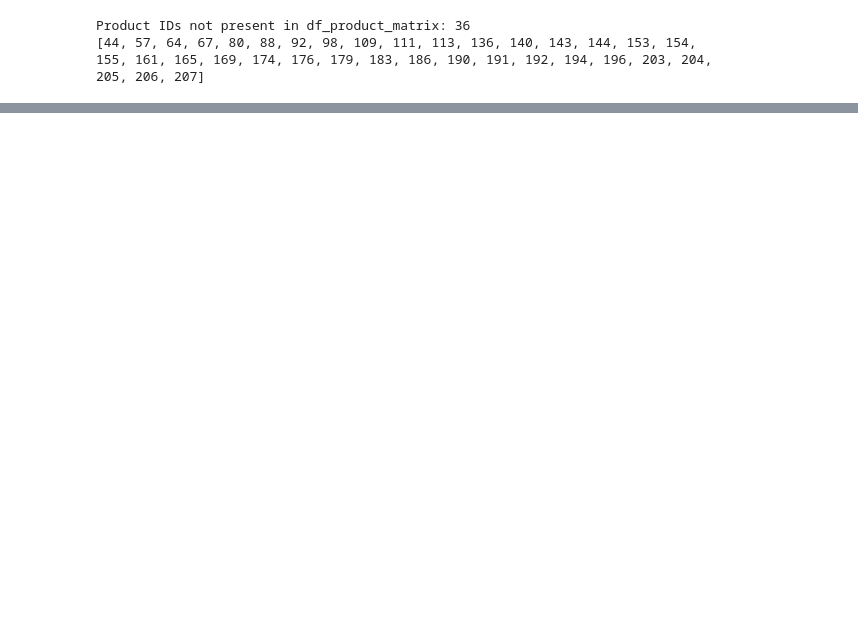
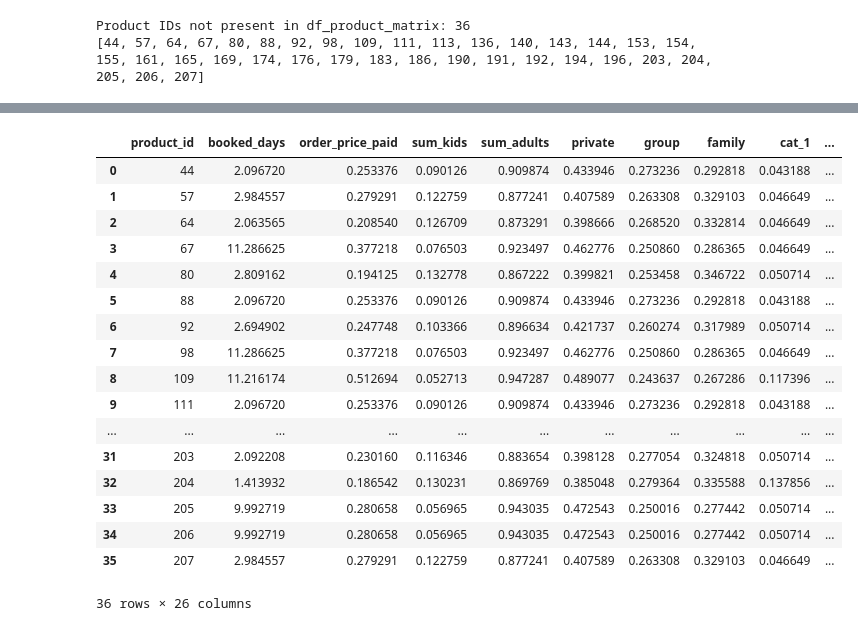
Before and after one commit to RooTBeaM/recommandation_system, a Jupyter notebook: 2_pipeline_new_item.ipynb, the cells around one changed output, grey strips where cells are left out. Saved outputs shown, nothing was run; the diff lists cells and outputs as text; code cells hidden in the pictures; blank space fills up the shorter version.

```diff
--- a/2_pipeline_new_item.ipynb
+++ b/2_pipeline_new_item.ipynb
@@ -182,0 +190,8 @@ df_product_matrix[df_product_matrix['order_product_id'].isin(rec_ls)]
+# %%
+df = pd.DataFrame(columns=['product_id','booked_days','order_price_paid','sum_kids','sum_adults','private','group','family'])
+for i in df_newID['product_id']:
+    rec_ls = recommend_top_n(df_item_item_similarity, df_item_item_distance, i, 10)
+    pgf = df_product_matrix[df_product_matrix['order_product_id'].isin(rec_ls)][['booked_days','order_price_paid','sum_kids','sum_adults','private','group','family']].mean()
+    pgf['product_id'] = i
+    df = pd.concat([df,pgf.to_frame().T])
+df['product_id'] = df['product_id'].astype(int)
@@ -182,0 +218,22 @@ df_product_matrix[df_product_matrix['order_product_id'].isin(rec_ls)]
+# %%
+df_newID = df.merge(df_newID, how='left', on='product_id')
+df_newID
+# %% [output]
+|  | product_id | booked_days | order_price_paid | sum_kids | sum_adults | private | group | family | cat_1 | ... |
+| 0 | 44 | 2.096720 | 0.253376 | 0.090126 | 0.909874 | 0.433946 | 0.273236 | 0.292818 | 0.043188 | ... |
+| 1 | 57 | 2.984557 | 0.279291 | 0.122759 | 0.877241 | 0.407589 | 0.263308 | 0.329103 | 0.046649 | ... |
+| 2 | 64 | 2.063565 | 0.208540 | 0.126709 | 0.873291 | 0.398666 | 0.268520 | 0.332814 | 0.046649 | ... |
+| 3 | 67 | 11.286625 | 0.377218 | 0.076503 | 0.923497 | 0.462776 | 0.250860 | 0.286365 | 0.046649 | ... |
+| 4 | 80 | 2.809162 | 0.194125 | 0.132778 | 0.867222 | 0.399821 | 0.253458 | 0.346722 | 0.050714 | ... |
+| 5 | 88 | 2.096720 | 0.253376 | 0.090126 | 0.909874 | 0.433946 | 0.273236 | 0.292818 | 0.043188 | ... |
+| 6 | 92 | 2.694902 | 0.247748 | 0.103366 | 0.896634 | 0.421737 | 0.260274 | 0.317989 | 0.050714 | ... |
+| 7 | 98 | 11.286625 | 0.377218 | 0.076503 | 0.923497 | 0.462776 | 0.250860 | 0.286365 | 0.046649 | ... |
+| 8 | 109 | 11.216174 | 0.512694 | 0.052713 | 0.947287 | 0.489077 | 0.243637 | 0.267286 | 0.117396 | ... |
+| 9 | 111 | 2.096720 | 0.253376 | 0.090126 | 0.909874 | 0.433946 | 0.273236 | 0.292818 | 0.043188 | ... |
+| ... | ... | ... | ... | ... | ... | ... | ... | ... | ... | ... |
+| 31 | 203 | 2.092208 | 0.230160 | 0.116346 | 0.883654 | 0.398128 | 0.277054 | 0.324818 | 0.050714 | ... |
+| 32 | 204 | 1.413932 | 0.186542 | 0.130231 | 0.869769 | 0.385048 | 0.279364 | 0.335588 | 0.137856 | ... |
+| 33 | 205 | 9.992719 | 0.280658 | 0.056965 | 0.943035 | 0.472543 | 0.250016 | 0.277442 | 0.050714 | ... |
+| 34 | 206 | 9.992719 | 0.280658 | 0.056965 | 0.943035 | 0.472543 | 0.250016 | 0.277442 | 0.050714 | ... |
+| 35 | 207 | 2.984557 | 0.279291 | 0.122759 | 0.877241 | 0.407589 | 0.263308 | 0.329103 | 0.046649 | ... |
+36 rows × 26 columns
```
Also changed, not shown: parts of 9 cells of this notebook, 3 other files.
